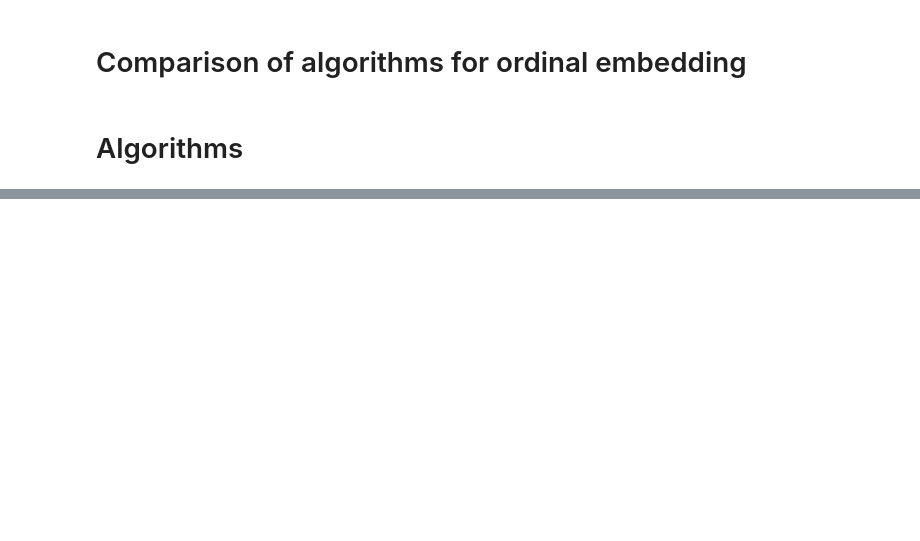
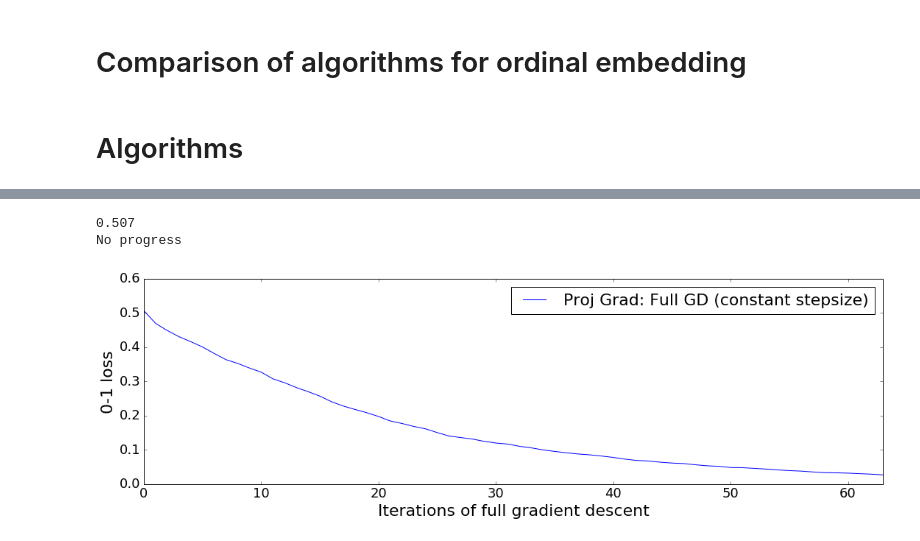
Before and after one commit to GeoCV/Triplets, a Jupyter notebook: mypackage/Metric Learning framework.ipynb, the cells around one changed output, grey strips where cells are left out. Saved outputs shown, nothing was run; the diff lists cells and outputs as text; code cells hidden in the pictures; blank space fills up the shorter version.

```diff
--- a/mypackage/Metric Learning framework.ipynb
+++ b/mypackage/Metric Learning framework.ipynb
@@ -15,7 +15,7 @@ from new_utils import *
 # %%
 #Create data
 dimensions= 15
-number_of_points= 100
+number_of_points= 200
 
 X = np.random.random((number_of_points, dimensions))
 X = center_data(X)
@@ -100,3 +107,18 @@ M0 = np.random.randn(n,n)
 # M0 = (M+M.transpose())/2
 # M0 = M - 1.0/n*dot(ones((n,n)),M)
 # print(M0)
+# %%
+stats_convex = []
+for epsilon in np.linspace(0.005, 0.1,5):
+    stats2 = triplet_algorithms(ste_loss_convex,
+                       triplets,
+                       M0,
+                       d,
+                       'full_grad',
+                        500,
+                       iters=5000,
+                       epsilon =epsilon,
+                       proj=projected,
+                       debug= False)
+
+    stats_convex.append(stats2)
@@ -103,10 +136,13 @@ M0 = np.random.randn(n,n)
 # %%
-stats2 = triplet_algorithms(ste_loss_convex,
-                   triplets,
-                   M0,
-                   d,
-                   'full_grad',
-                    100,
-                   iters=5000,
-                   epsilon =0.01,
-                   proj=projected)
+# stats3 = triplet_algorithms(ste_loss_convex,
+#                             triplets,
+#                             M0,
+#                             d,
+#                             'sgd',
+#                             3,
+#                             iters=5000,
+#                             epsilon = 0.01,
+#                             proj=projected)
+# %% [output]
+0.507
+No progress
@@ -123,3 +149,21 @@ stats3 = triplet_algorithms(ste_loss_convex,
 # %%
 # stats2['emp']
+# %%
+df = pd.DataFrame([stats_convex[1]['emp'],
+#                    stats_non_convex[1]['emp'],
+#                    stats3['emp'],
+#                    stats4['emp'],
+                  ]).T
+df.columns = ['Proj Grad: Full GD (constant stepsize)',
+#               'Non convex full gradient descent (constant stepsize)',
+#               'Proj Grad: SGD (constant stepsize)',
+#               'Non Convex: SGD (constant stepsize)',
+             ]
+
+ax = df.plot(figsize=(18,5), fontsize=18)
+ax.set_ylabel('0-1 loss', fontsize=22)
+ax.set_xlabel('Iterations of full gradient descent', fontsize=22)
+ax.legend(fontsize=22);
+# %% [output]
+[figure, added]
 # %%
```
Also changed, not shown: parts of 14 cells of this notebook, 1 other file.
